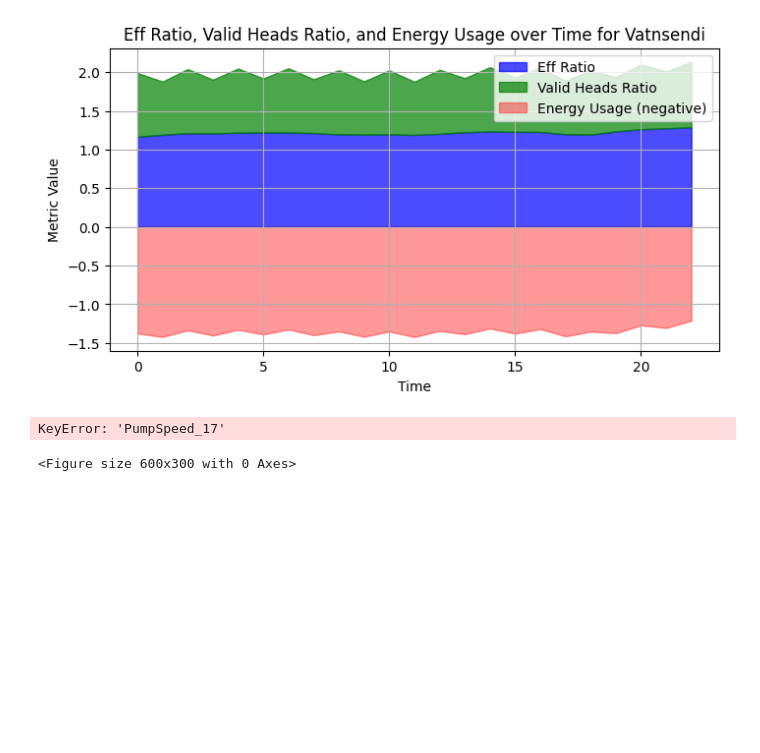
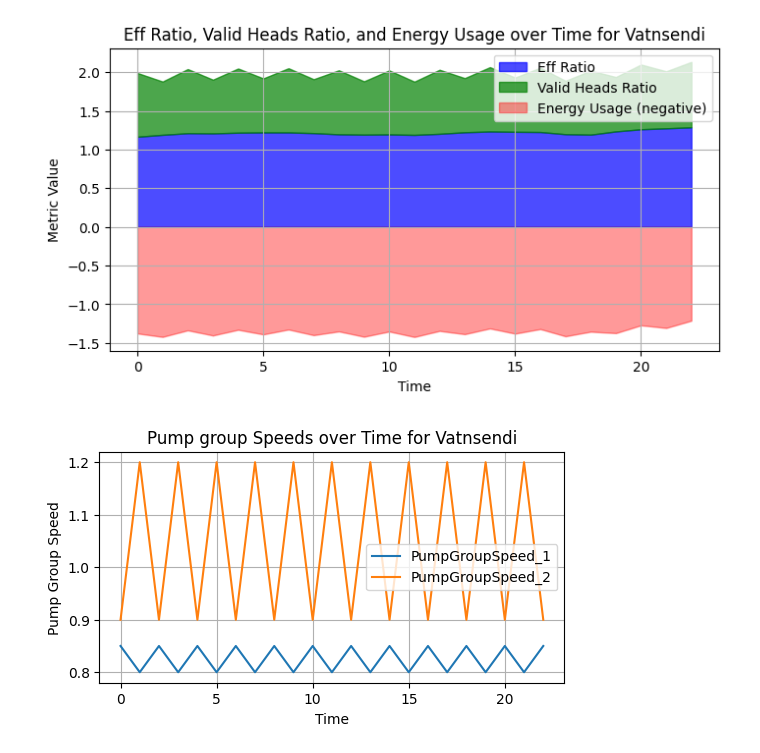
Before and after one commit to frodibrooks/OptimisedHeating, a Jupyter notebook: validation/plot_validation.ipynb, the cells around one changed output. Drawn from its saved outputs; the diff is of its cells as text; code cells hidden in the pictures; blank space fills up the shorter version.

```diff
--- a/validation/plot_validation.ipynb
+++ b/validation/plot_validation.ipynb
@@ -169,26 +167,25 @@ plt.show()
 # %%
 
 plt.figure(figsize=(6, 3))
 
 # Plot the 'PumpPower_17' data
 plt.plot(agent_results_df.index, agent_results_df['PumpGroupSpeed_1'], label='PumpGroupSpeed_1')
 
 # Plot the 'PumpPower_10' data
 plt.plot(agent_results_df.index, agent_results_df['PumpGroupSpeed_2'], label='PumpGroupSpeed_2')
 # Plot the 'PumpPower_17' data
 
 
 # Add labels and title
 plt.xlabel("Time")
-plt.ylabel("Pump Power")
-plt.title("Pump Power over Time for Vatnsendi")
+plt.ylabel("Pump Group Speed")
+plt.title("Pump group Speeds over Time for Vatnsendi")
 plt.grid(True)
 
 # Display the legend
 plt.legend()
 
 # Show the plot
 plt.show()
 # %% [output]
-KeyError: 'PumpSpeed_17'
-<Figure size 600x300 with 0 Axes>
+[figure, added]
```
Also changed, not shown: parts of 6 cells of this notebook, 3 other files.
